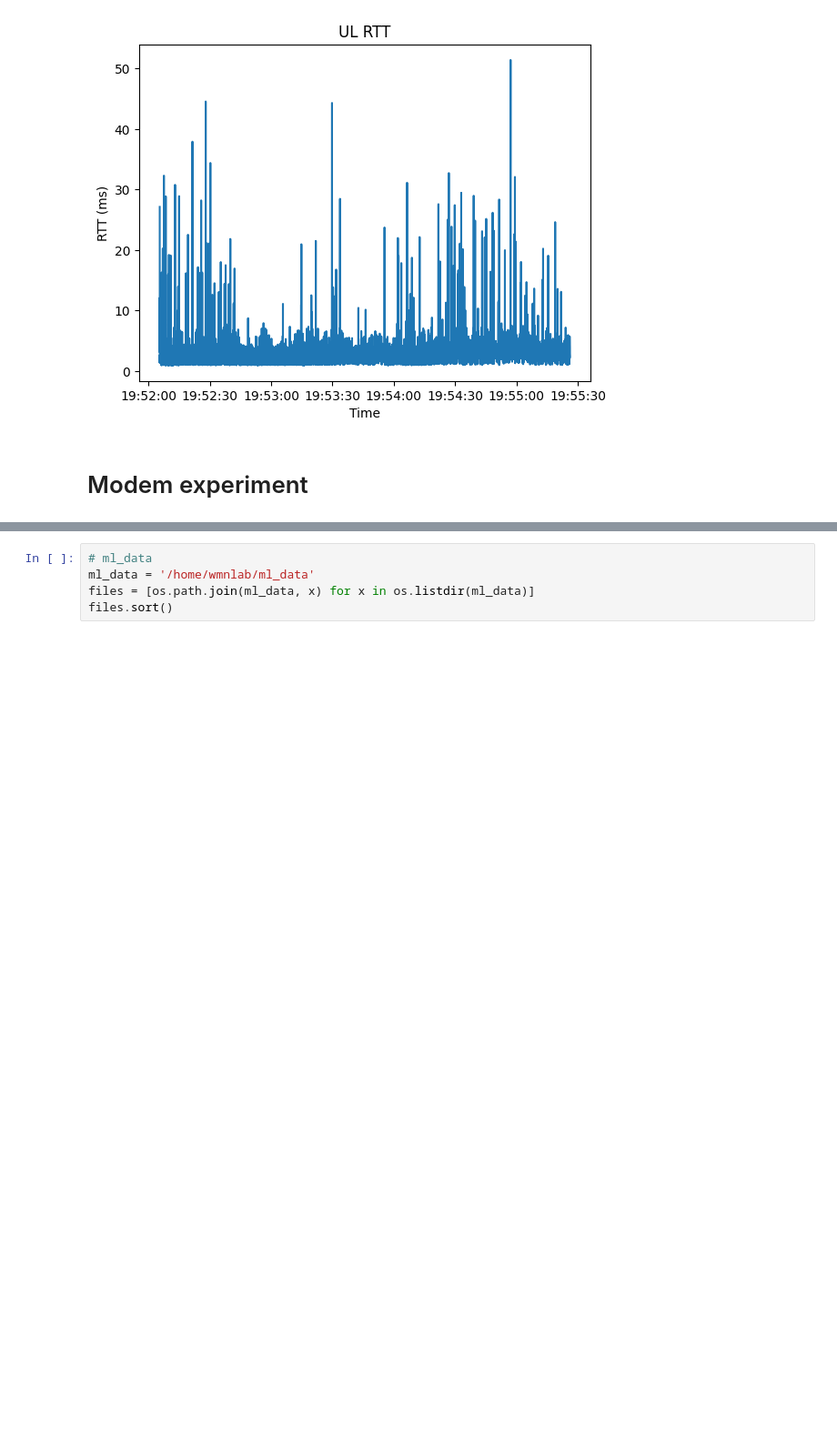
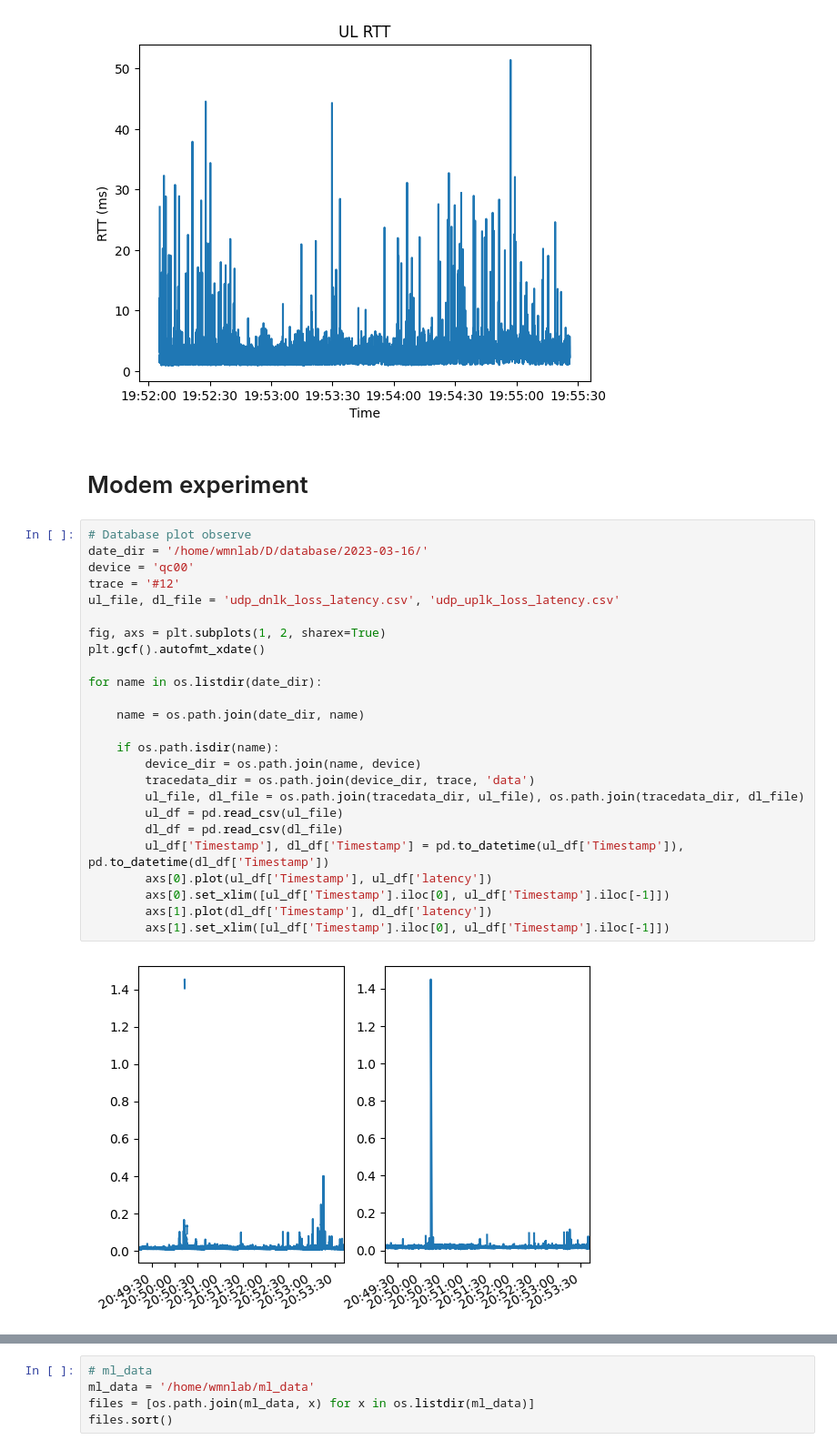
Before and after one commit to chihyangchen/ntu-experiments, a Jupyter notebook: sheng-ru/analysis/simple_plot.ipynb, the cells around one changed output, grey strips where cells are left out. Shown: that part at 91% size. Saved outputs shown, nothing was run; the diff lists cells and outputs as text; blank space fills up the shorter version.

```diff
--- a/sheng-ru/analysis/simple_plot.ipynb
+++ b/sheng-ru/analysis/simple_plot.ipynb
@@ -35,3 +35,30 @@ Text(0.5, 0, 'Time')
 [figure]
 # %% [markdown]
 # Modem experiment
+# %%
+# Database plot observe
+date_dir = '/home/wmnlab/D/database/2023-03-16/'
+device = 'qc00'
+trace = '#12'
+ul_file, dl_file = 'udp_dnlk_loss_latency.csv', 'udp_uplk_loss_latency.csv'
+
+fig, axs = plt.subplots(1, 2, sharex=True)
+plt.gcf().autofmt_xdate()
+
+for name in os.listdir(date_dir):
+
+    name = os.path.join(date_dir, name)
+
+    if os.path.isdir(name):
+        device_dir = os.path.join(name, device)
+        tracedata_dir = os.path.join(device_dir, trace, 'data')
+        ul_file, dl_file = os.path.join(tracedata_dir, ul_file), os.path.join(tracedata_dir, dl_file)
+        ul_df = pd.read_csv(ul_file)
+        dl_df = pd.read_csv(dl_file)
+        ul_df['Timestamp'], dl_df['Timestamp'] = pd.to_datetime(ul_df['Timestamp']), pd.to_datetime(dl_df['Timestamp'])
+        axs[0].plot(ul_df['Timestamp'], ul_df['latency'])
+        axs[0].set_xlim([ul_df['Timestamp'].iloc[0], ul_df['Timestamp'].iloc[-1]])
+        axs[1].plot(dl_df['Timestamp'], dl_df['latency'])
+        axs[1].set_xlim([ul_df['Timestamp'].iloc[0], ul_df['Timestamp'].iloc[-1]])
+# %% [output]
+[figure, added]
```
Also changed, not shown: parts of 1 cell of this notebook, 9 other files.
